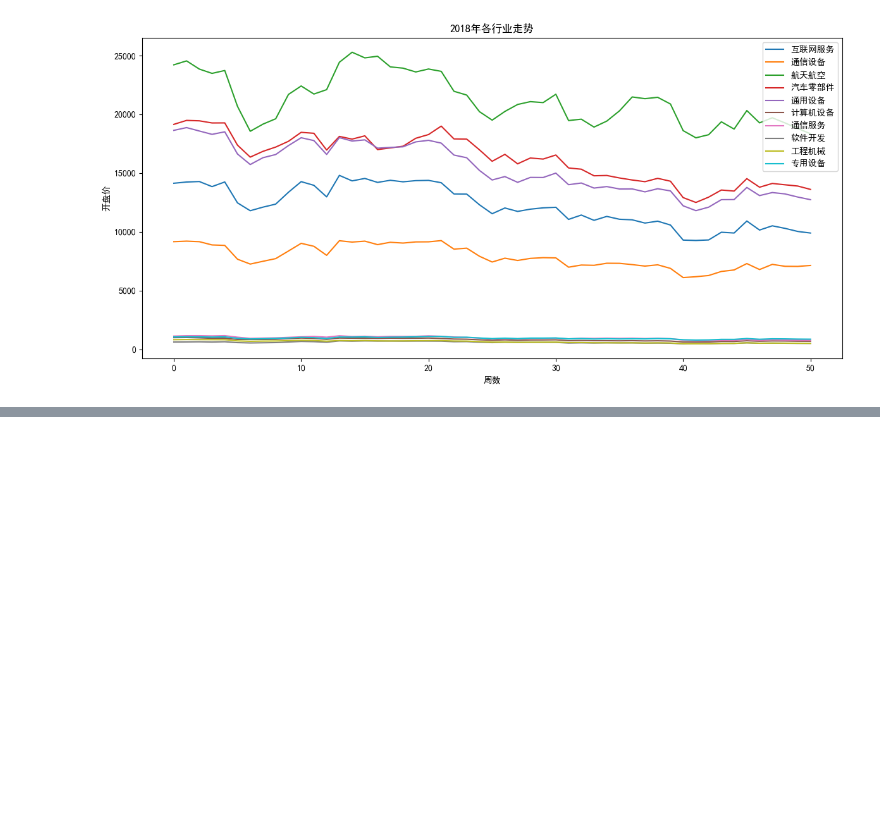
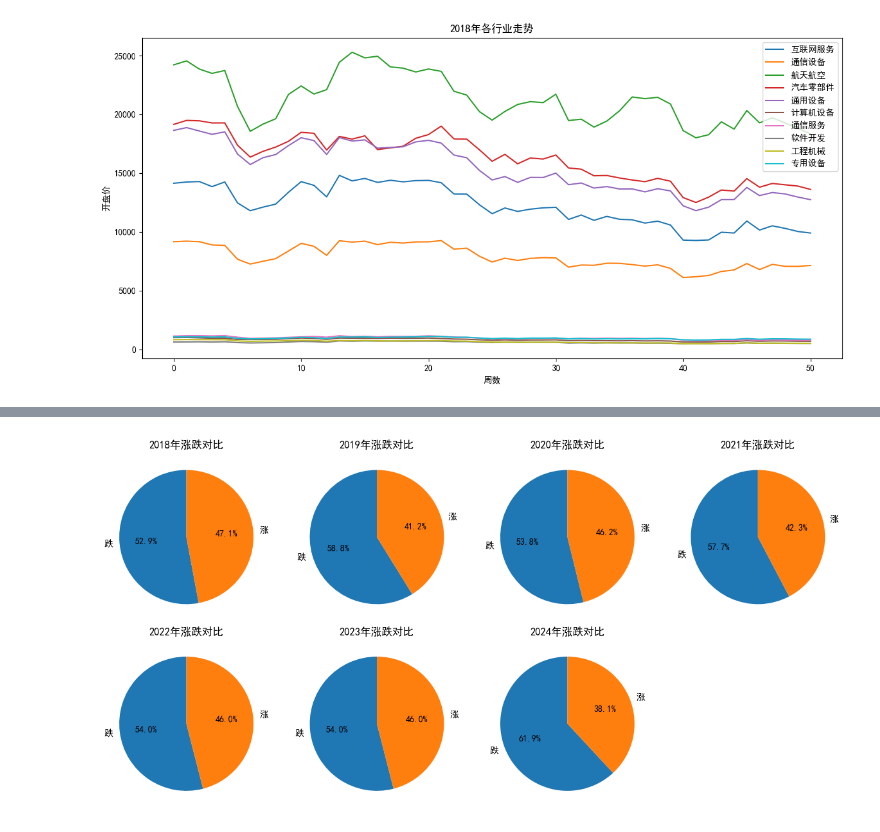
Before and after one commit to R3c0ger/crawling-analysis-and-modeling-of-stock-data, a Jupyter notebook: stock_crawler.ipynb, the cells around one changed output, grey strips where cells are left out. Saved outputs shown, nothing was run; the diff lists cells and outputs as text; code cells hidden in the pictures; blank space fills up the shorter version.

```diff
--- a/stock_crawler.ipynb
+++ b/stock_crawler.ipynb
@@ -651,0 +654,9 @@ plt.show()
+# %%
+# 计算第一个行业的周K线数据每年的涨跌次数
+category_0447_df_list = category_yearly_df_lists[0]
+category_0447_updown_counts = []
+for yearly_df in category_0447_df_list:
+    updown_counts = yearly_df['涨跌幅(%)'].apply(lambda x: 1 if x > 0 else 0).value_counts()
+    category_0447_updown_counts.append(updown_counts)
+
+category_0447_updown_counts
@@ -651,0 +681,11 @@ plt.show()
+# %%
+# 根据涨跌幅情况绘制行业每一年涨跌次数饼状图
+plt.figure(figsize=(12, 6))
+for i, (year, updown_counts) in enumerate(zip(range(2018, 2025), category_0447_updown_counts)):
+    plt.subplot(2, 4, i+1)
+    plt.pie(updown_counts, labels=['跌', '涨'], autopct='%1.1f%%', startangle=90)
+    plt.title(f'{year}年涨跌对比')
+plt.tight_layout()
+plt.show()
+# %% [output]
+[figure, added]
```
Also changed, not shown: parts of 2 cells of this notebook.
